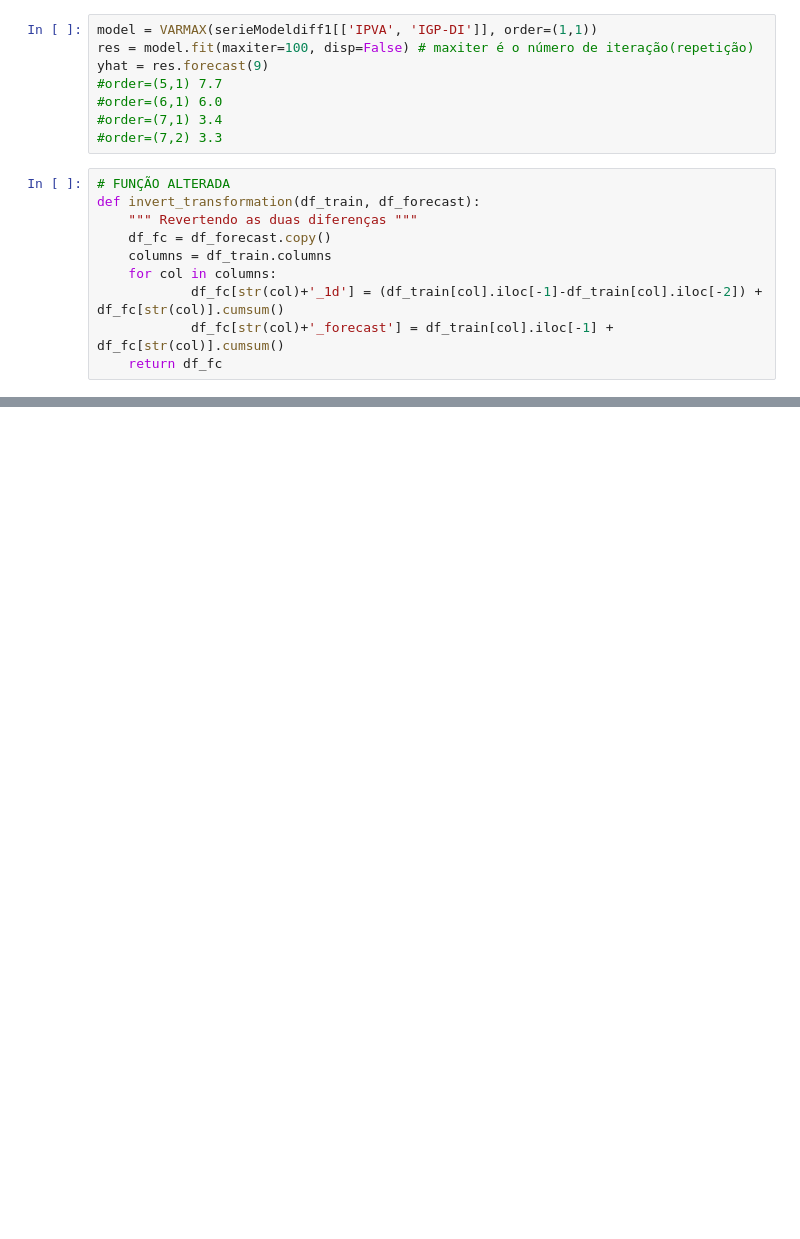
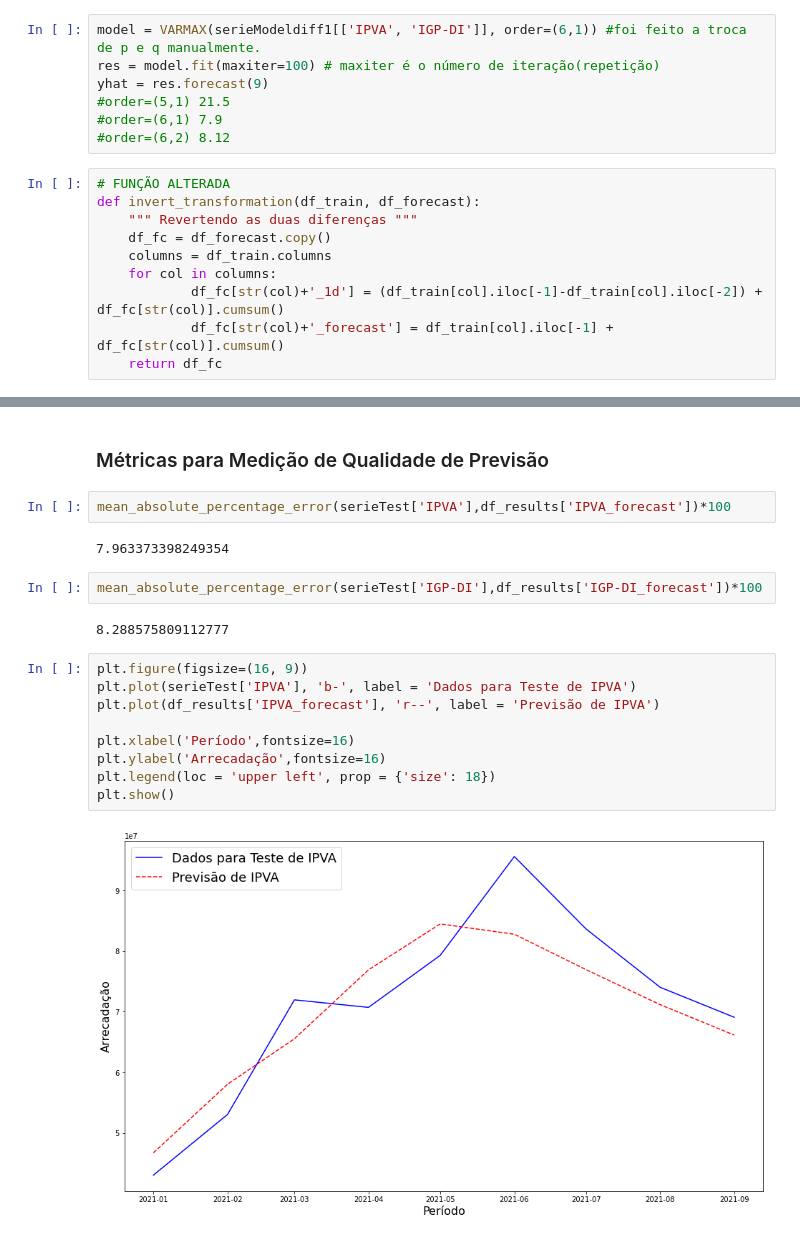
Before and after one commit to nicolycosta/Correlacao-e-regressao, a Jupyter notebook: VARMA.ipynb, the cells around one changed output, grey strips where cells are left out. Drawn from its saved outputs; the diff is of its cells as text; blank space fills up the shorter version.

```diff
--- a/VARMA.ipynb
+++ b/VARMA.ipynb
@@ -287,13 +287,12 @@ array([2.02033622, 1.98048623])
 # %% [markdown]
 ## **Teste**
 # %%
-model = VARMAX(serieModeldiff1[['IPVA', 'IGP-DI']], order=(1,1))
-res = model.fit(maxiter=100, disp=False) # maxiter é o número de iteração(repetição)
+model = VARMAX(serieModeldiff1[['IPVA', 'IGP-DI']], order=(6,1)) #foi feito a troca de p e q manualmente.
+res = model.fit(maxiter=100) # maxiter é o número de iteração(repetição)
 yhat = res.forecast(9)
-#order=(5,1) 7.7
-#order=(6,1) 6.0
-#order=(7,1) 3.4
-#order=(7,2) 3.3
+#order=(5,1) 21.5
+#order=(6,1) 7.9
+#order=(6,2) 8.12
 # %%
 # FUNÇÃO ALTERADA
 def invert_transformation(df_train, df_forecast):
@@ -309,0 +315,21 @@ df_results = invert_transformation(serieModel,yhat)
+# %% [markdown]
+### Métricas para Medição de Qualidade de Previsão
+# %%
+mean_absolute_percentage_error(serieTest['IPVA'],df_results['IPVA_forecast'])*100
+# %% [output]
+7.963373398249354
+# %%
+mean_absolute_percentage_error(serieTest['IGP-DI'],df_results['IGP-DI_forecast'])*100
+# %% [output]
+8.288575809112777
+# %%
+plt.figure(figsize=(16, 9))
+plt.plot(serieTest['IPVA'], 'b-', label = 'Dados para Teste de IPVA')
+plt.plot(df_results['IPVA_forecast'], 'r--', label = 'Previsão de IPVA')
+
+plt.xlabel('Período',fontsize=16)
+plt.ylabel('Arrecadação',fontsize=16)
+plt.legend(loc = 'upper left', prop = {'size': 18})
+plt.show()
+# %% [output]
+[figure, added]
```
Also changed, not shown: parts of 1 cell of this notebook.
